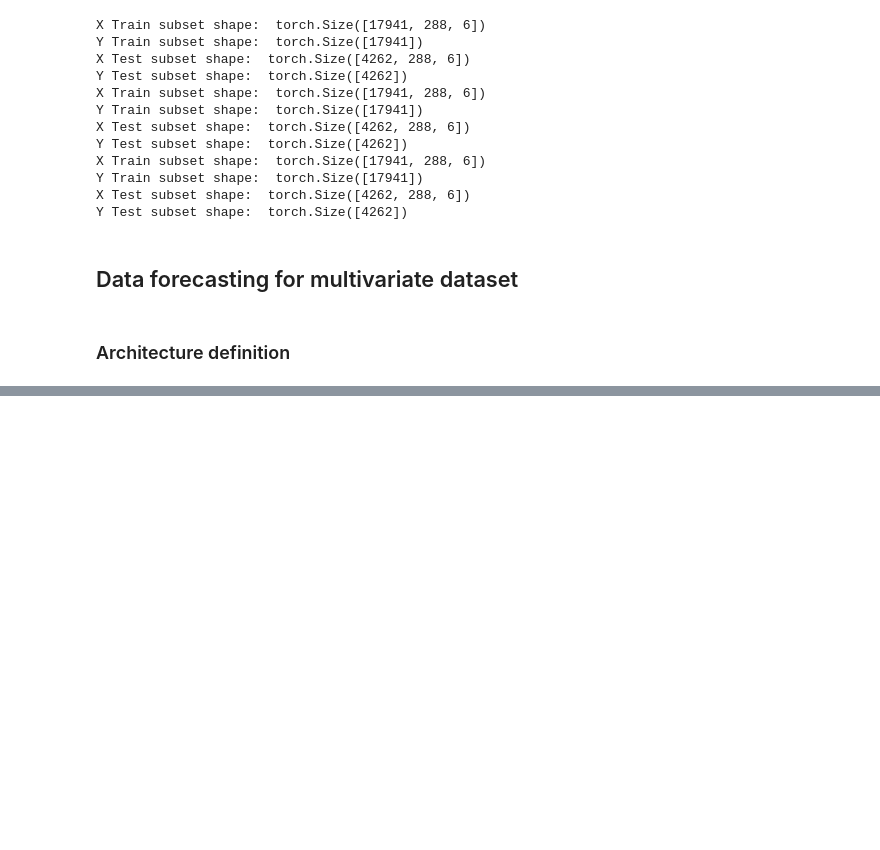
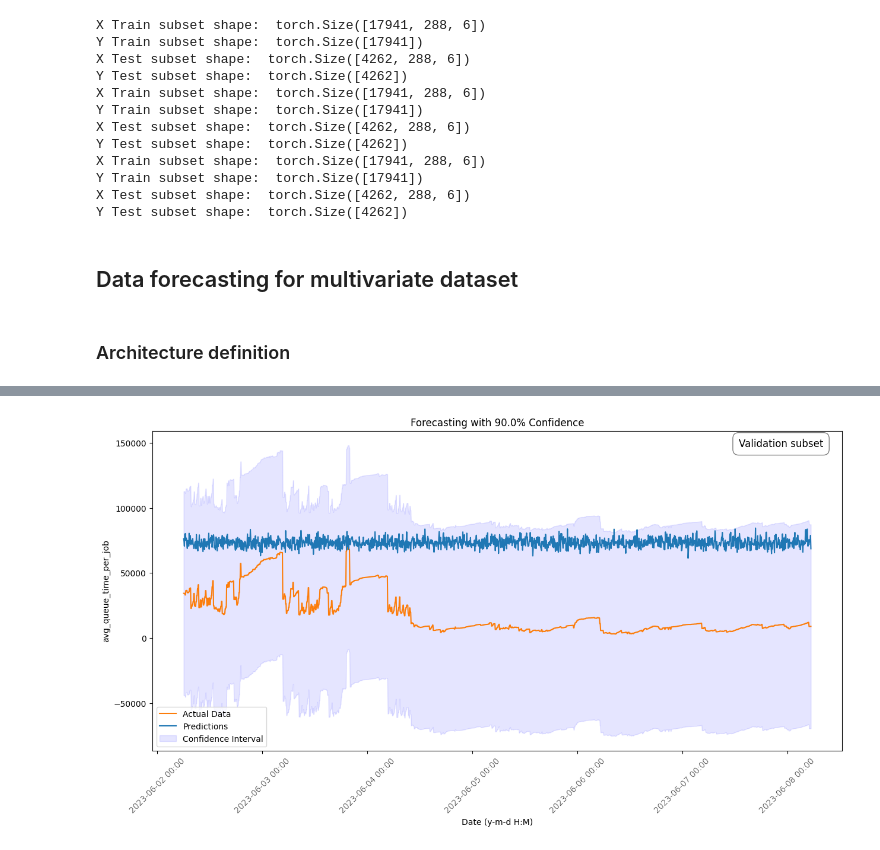
Before and after one commit to ari-apc-lab/croupier, a Jupyter notebook: forecast/forecasting/forecasting_ol.ipynb, the cells around one changed output, grey strips where cells are left out. Cells and saved outputs as stored; diff of their text form; code cells hidden in the pictures; blank space fills up the shorter version.

```diff
--- a/forecast/forecasting/forecasting_ol.ipynb
+++ b/forecast/forecasting/forecasting_ol.ipynb
@@ -523,7 +523,8 @@ def plot_with_ci(actual_data, predictions, col_label, time_axis, residuals, scal
     actual_data = scaler.inverse_transform(actual_data.reshape(-1,1))
     fig, ax = plt.subplots(figsize=(15,7))
     ax.plot(time_axis[0:actual_data.shape[0]], actual_data, color='#fc7d0b', label='Actual')
-    ax.scatter(time_axis[0:actual_data.shape[0]],predictions)
+    # ax.scatter(time_axis[0:actual_data.shape[0]],predictions)
+    ax.plot(time_axis[0:actual_data.shape[0]],predictions)
 
     if ci is not None:
         band_size = get_rmse(residuals)*get_z_score(ci)
@@ -1003,0 +1098,13 @@ training_loss, validation_loss, residuals = run_train(
+# %%
+a_week = a_day * 7
+real_data = series_dict['scaled_data'].values[-a_week:]
+X, y = prepare_time_series_multivariate(real_data, features=selected_features,
+                           target_col='avg_queue_time_per_job',
+                           past_observations_samples=past_observations_samples,
+                           future_sample=future_sample)
+X = torch.Tensor(X)
+X = X.reshape(X.shape[0], X.shape[2], X.shape[1])
+
+time_axis = series_dict['scaled_data'][-a_week:].index
+
+predictions = model(X)
@@ -1003,0 +1117,4 @@ training_loss, validation_loss, residuals = run_train(
+# %%
+plot_with_ci(y, predictions, 'avg_queue_time_per_job', time_axis, residuals, series_dict['scalers']['avg_queue_time_per_job'], ci=0.90)
+# %% [output]
+[figure, added]
```
Also changed, not shown: parts of 7 cells of this notebook.
